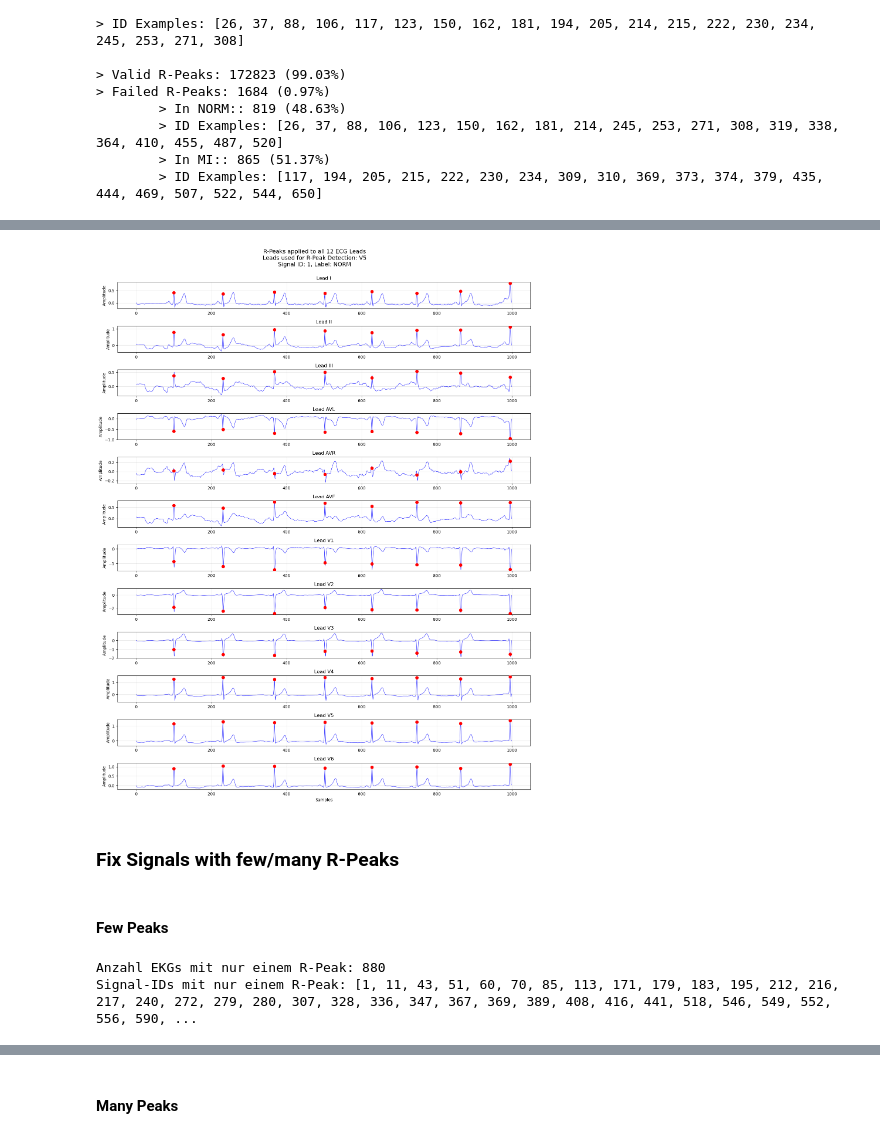
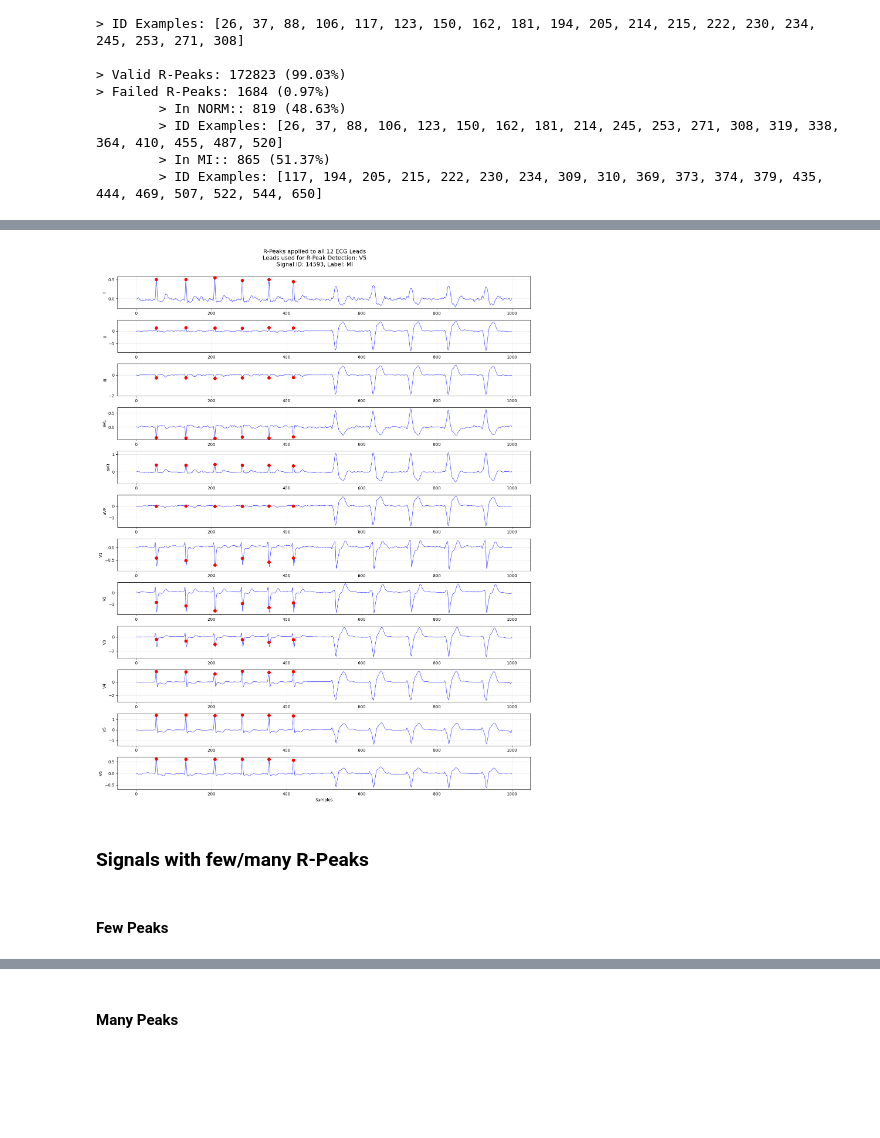
Before and after one commit to AliceKitchkin/ECG_xAI, a Jupyter notebook: notebooks/01_data_pipeline.ipynb, the cells around one changed output, grey strips where cells are left out. Saved outputs shown, nothing was run; the diff lists cells and outputs as text; code cells hidden in the pictures; blank space fills up the shorter version.

```diff
--- a/notebooks/01_data_pipeline.ipynb
+++ b/notebooks/01_data_pipeline.ipynb
@@ -27,7 +28,7 @@ SINGLE_BEATS_DIR = "../data/preprocessed/single_beats/" + single_beat_method
 SAMPLING_FREQUENCY = 100
 TASK = "superdiagnostic"
 CLASS_NAMES = ['MI', 'NORM']
-lead_names = ['I', 'II', 'III', 'AVL', 'AVR', 'AVF', 'V1', 'V2', 'V3', 'V4', 'V5', 'V6']  # 0-11
+lead_names = ['I', 'II', 'III', 'aVL', 'aVR', 'aVF', 'V1', 'V2', 'V3', 'V4', 'V5', 'V6']  # 0-11
 # %%
 preprocessor = DataPreprocessor()
 # %% [markdown]
@@ -367,6 +392,6 @@ R-Peak results saved to: ../data/preprocessed/single_beats/neurokit/fixed
 # %%
 # LOAD
-fixed_signals, fixed_rpeaks, fixed_detection_info, fixed_metadata = SingleBeatsDetector.load_clean_signals_and_rpeaks(SINGLE_BEATS_DIR+"/fixed")
+fixed_signals_with_mad, fixed_rpeaks_with_mad, fixed_detection_info_with_mad, fixed_metadata_with_mad = SingleBeatsDetector.load_clean_signals_and_rpeaks(SINGLE_BEATS_DIR+"/fixed")
 # %% [output]
 R-Peak results loaded from: ../data/preprocessed/single_beats/neurokit/fixed
    - 14982 total signals
@@ -398,25 +434,15 @@ Avg R-Peaks per Signal: 11.65
 # %%
-# self_tested_true_failed = [1, 6, 26, 27, 29, 37, 64, 77, 83, 88, 123, 148, 171, 194, 205, 215, 222, 230, 234, 299, 310, 312, 340, 351, 373, 374]
-# self_tested_false_failed = [15, 54, 65, 103, 106, 117, 150, 369]
-# self_tested_false_failed_härtefall = [162, 200, 213, 309]
-
+# After
 SingleBeatsDetector.plot_one_signal_with_rpeaks(
-    signal_id=1,
-    cleaned_signals=fixed_signals,
-    rpeaks=fixed_rpeaks,
-    detection_info=fixed_detection_info,
+    signal_id=14593,
+    cleaned_signals=fixed_signals_with_mad,
+    rpeaks=fixed_rpeaks_with_mad,
+    detection_info=fixed_detection_info_with_mad,
     lead_names=lead_names
 )
 # %% [output]
-[figure, old version]
+[figure, new version]
 # %% [markdown]
-### Fix Signals with few/many R-Peaks
+### Signals with few/many R-Peaks
 # %% [markdown]
 #### Few Peaks
-# %%
-problem_signal_ids = [i for i, rp in enumerate(fixed_rpeaks) if rp is not None and len(rp) <= 8]
-print(f"Anzahl EKGs mit <=8 R-Peaks: {len(problem_signal_ids)}")
-print("Signal-IDs mit <=8 R-Peaks:", problem_signal_ids)
-# %% [output]
-Anzahl EKGs mit nur einem R-Peak: 880
-Signal-IDs mit nur einem R-Peak: [1, 11, 43, 51, 60, 70, 85, 113, 171, 179, 183, 195, 212, 216, 217, 240, 272, 279, 280, 307, 328, 336, 347, 367, 369, 389, 408, 416, 441, 518, 546, 549, 552, 556, 590, ...
```
Also changed, not shown: parts of 63 cells of this notebook, 34 other files.
